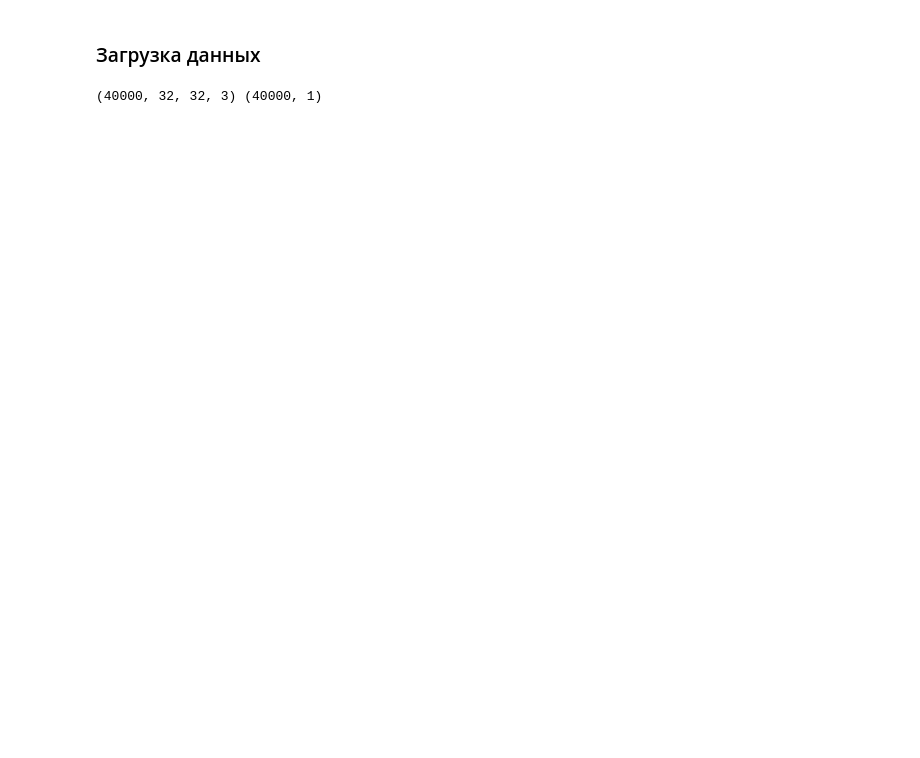
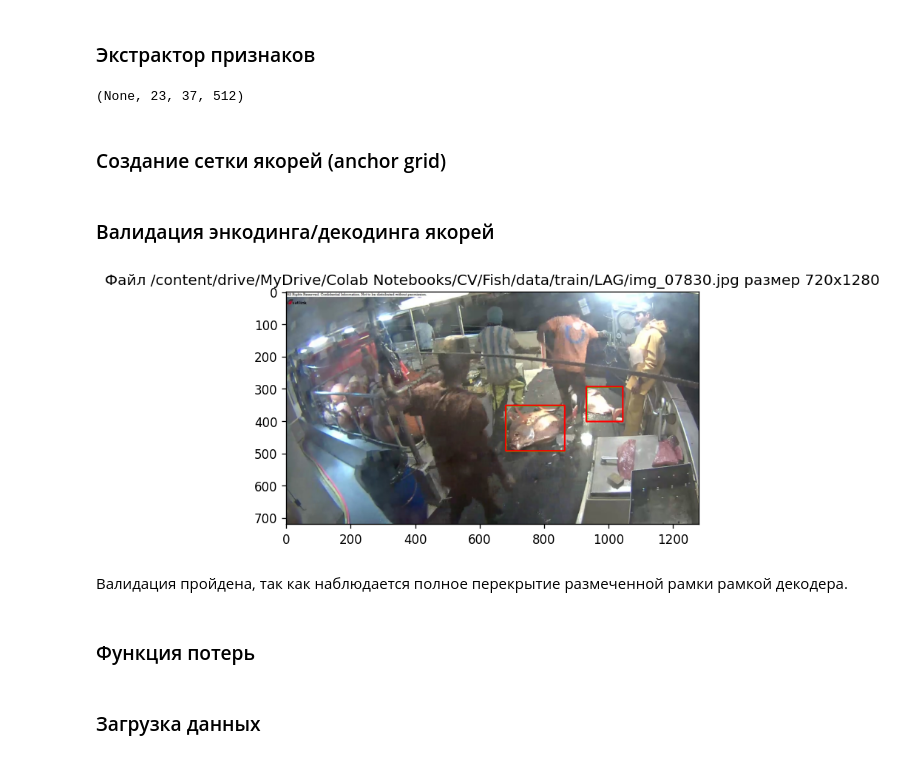
Before and after one commit to msavilov/Computer_Vision, a Jupyter notebook: 3_Segmentation_and_detection/segmentation_and_detection.ipynb, the cells around one changed output. Cells and saved outputs as stored; diff of their text form; code cells hidden in the pictures; blank space fills up the shorter version.

```diff
--- a/3_Segmentation_and_detection/segmentation_and_detection.ipynb
+++ b/3_Segmentation_and_detection/segmentation_and_detection.ipynb
@@ -37,0 +118,2 @@ from tqdm.notebook import tqdm
+# %%
+count_labels = len(labels)
@@ -37,0 +150,31 @@ from tqdm.notebook import tqdm
+# %% [markdown]
+### Экстрактор признаков
+# %%
+IMG_HEIGHT = 750
+IMG_WIDTH = 1200
+
+features = vgg16.VGG16(weights='imagenet',
+                       include_top=False,
+                       input_shape=(IMG_HEIGHT, IMG_WIDTH, 3))
+
+for layer in features.layers[:-5]:
+    layer.trainable = False
+
+feature_tensor = features.layers[-1].output
+print(feature_tensor.shape)
+# %% [output]
+(None, 23, 37, 512)
+# %% [markdown]
+### Создание сетки якорей (anchor grid)
+# %%
+FEATURE_SHAPE = (feature_tensor.shape[1],
+                 feature_tensor.shape[2])
+
+GRID_STEP_H = IMG_HEIGHT / FEATURE_SHAPE[0]
+GRID_STEP_W = IMG_WIDTH / FEATURE_SHAPE[1]
+
+ANCHOR_WIDTH = 150.
+ANCHOR_HEIGHT = 150.
+
+ANCHOR_CENTERS = np.mgrid[GRID_STEP_H/2:IMG_HEIGHT:GRID_STEP_H,
+                          GRID_STEP_W/2:IMG_WIDTH:GRID_STEP_W]
@@ -37,0 +275,22 @@ from tqdm.notebook import tqdm
+# %% [markdown]
+### Валидация энкодинга/декодинга якорей
+# %%
+example = boxes['lag'][1]
+# %%
+encoded = encode_anchors(example,
+                         img_shape=(IMG_HEIGHT, IMG_WIDTH),
+                         iou_thr=0.5)
+
+decoded = decode_prediction(encoded, conf_thr=0.7)
+decoded = sorted(decoded, key = lambda e: -e['conf'])
+
+plt.figure(figsize=(6, 6), dpi=120)
+plt.imshow(draw_boxes(example, decoded))
+plt.title('Файл {} размер {}x{}'.format(
+    example['filename'], img.shape[0], img.shape[1]));
+# %% [output]
+[figure, added]
+# %% [markdown]
+Валидация пройдена, так как наблюдается полное перекрытие размеченной рамки рамкой декодера.
+# %% [markdown]
+### Функция потерь
@@ -38,11 +354,2 @@ from tqdm.notebook import tqdm
 # %% [markdown]
 ### Загрузка данных
-# %%
-(X_train, y_train), (X_test, y_test) = cifar10.load_data()
-X_train, X_val, y_train, y_val = train_test_split(X_train, y_train, test_size=10**4, random_state=21)
-
-class_names = np.array(['airplane','automobile ','bird ','cat ','deer ','dog ','frog ','horse ','ship ','truck'])
-
-print (X_train.shape,y_train.shape)
-# %% [output]
-(40000, 32, 32, 3) (40000, 1)
```
Also changed, not shown: parts of 91 cells of this notebook.
